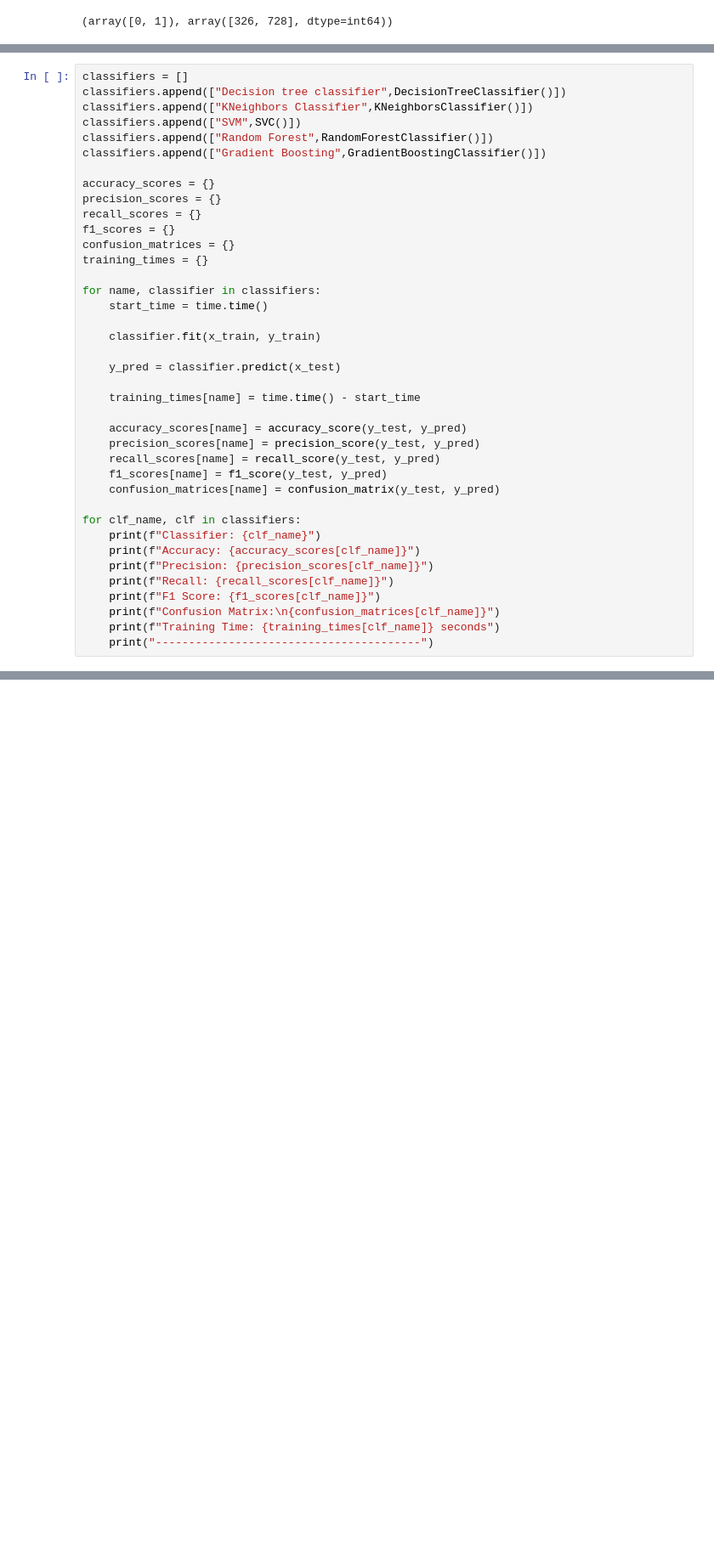
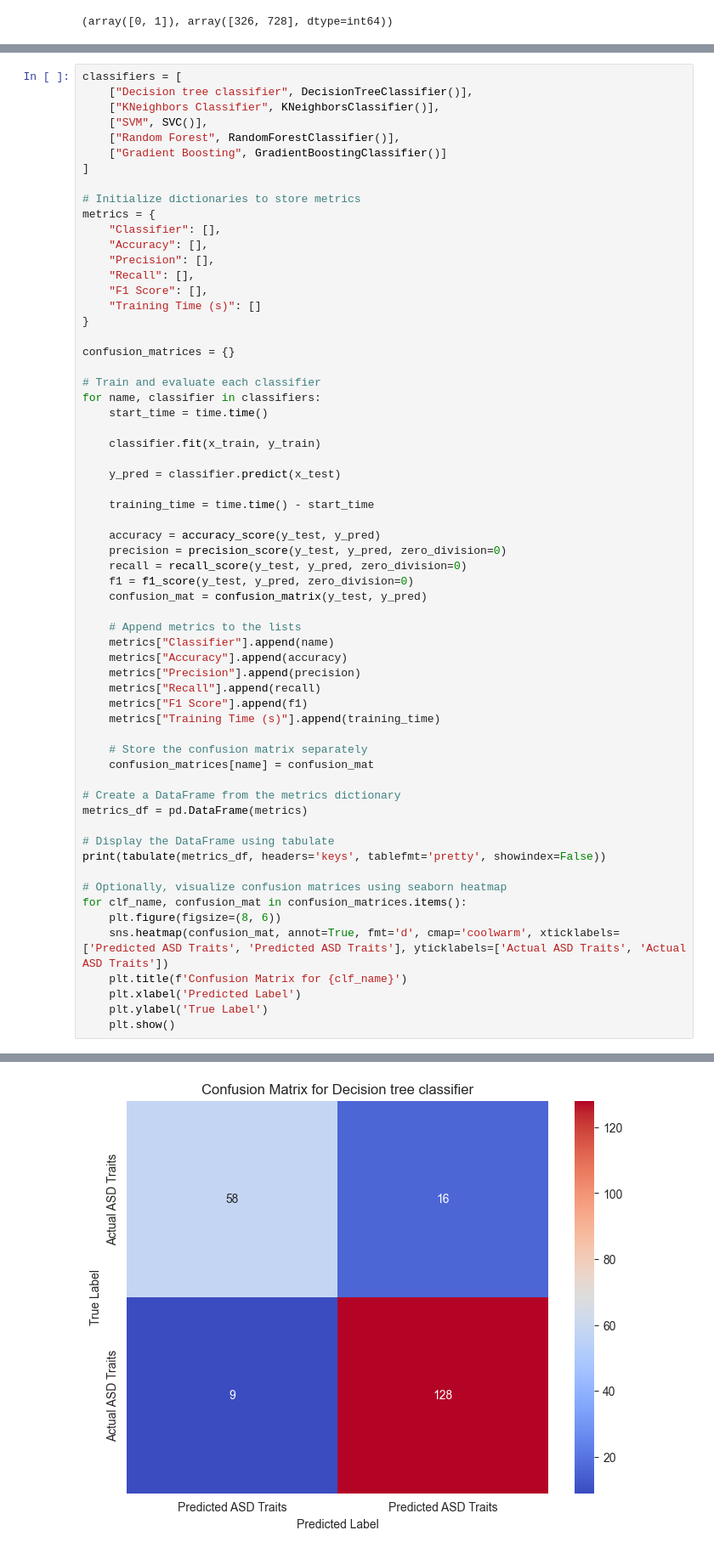
Before and after one commit to up202108724/Assignment2IA, a Jupyter notebook: assignment2.ipynb, the cells around one changed output, grey strips where cells are left out. Shown: that part at 85% size. Drawn from its saved outputs; the diff is of its cells as text; blank space fills up the shorter version.

```diff
--- a/assignment2.ipynb
+++ b/assignment2.ipynb
@@ -355,18 +359,25 @@ print(np.unique(y_train, return_counts=True))
 # %%
-classifiers = []
-classifiers.append(["Decision tree classifier",DecisionTreeClassifier()])
-classifiers.append(["KNeighbors Classifier",KNeighborsClassifier()])
-classifiers.append(["SVM",SVC()])
-classifiers.append(["Random Forest",RandomForestClassifier()])
-classifiers.append(["Gradient Boosting",GradientBoostingClassifier()])
+classifiers = [
+    ["Decision tree classifier", DecisionTreeClassifier()],
+    ["KNeighbors Classifier", KNeighborsClassifier()],
+    ["SVM", SVC()],
+    ["Random Forest", RandomForestClassifier()],
+    ["Gradient Boosting", GradientBoostingClassifier()]
+]
 
-accuracy_scores = {}
-precision_scores = {}
-recall_scores = {}
-f1_scores = {}
+# Initialize dictionaries to store metrics
+metrics = {
+    "Classifier": [],
+    "Accuracy": [],
+    "Precision": [],
+    "Recall": [],
+    "F1 Score": [],
+    "Training Time (s)": []
+}
+
 confusion_matrices = {}
-training_times = {}
 
+# Train and evaluate each classifier
 for name, classifier in classifiers:
     start_time = time.time()
 
@@ -374,21 +385,37 @@ for name, classifier in classifiers:
 
     y_pred = classifier.predict(x_test)
 
-    training_times[name] = time.time() - start_time
+    training_time = time.time() - start_time
 
-    accuracy_scores[name] = accuracy_score(y_test, y_pred)
-    precision_scores[name] = precision_score(y_test, y_pred)
-    recall_scores[name] = recall_score(y_test, y_pred)
-    f1_scores[name] = f1_score(y_test, y_pred)
-    confusion_matrices[name] = confusion_matrix(y_test, y_pred)
+    accuracy = accuracy_score(y_test, y_pred)
+    precision = precision_score(y_test, y_pred, zero_division=0)
+    recall = recall_score(y_test, y_pred, zero_division=0)
+    f1 = f1_score(y_test, y_pred, zero_division=0)
+    confusion_mat = confusion_matrix(y_test, y_pred)
 
-for clf_name, clf in classifiers:
-    print(f"Classifier: {clf_name}")
-    print(f"Accuracy: {accuracy_scores[clf_name]}")
-    print(f"Precision: {precision_scores[clf_name]}")
-    print(f"Recall: {recall_scores[clf_name]}")
-    print(f"F1 Score: {f1_scores[clf_name]}")
-    print(f"Confusion Matrix:\n{confusion_matrices[clf_name]}")
-    print(f"Training Time: {training_times[clf_name]} seconds")
-    print("----------------------------------------")
+    # Append metrics to the lists
+    metrics["Classifier"].append(name)
+    metrics["Accuracy"].append(accuracy)
+    metrics["Precision"].append(precision)
+    metrics["Recall"].append(recall)
+    metrics["F1 Score"].append(f1)
+    metrics["Training Time (s)"].append(training_time)
+
+    # Store the confusion matrix separately
+    confusion_matrices[name] = confusion_mat
+
+# Create a DataFrame from the metrics dictionary
+metrics_df = pd.DataFrame(metrics)
+
+# Display the DataFrame using tabulate
+print(tabulate(metrics_df, headers='keys', tablefmt='pretty', showindex=False))
+
+# Optionally, visualize confusion matrices using seaborn heatmap
+for clf_name, confusion_mat in confusion_matrices.items():
+    plt.figure(figsize=(8, 6))
+    sns.heatmap(confusion_mat, annot=True, fmt='d', cmap='coolwarm', xticklabels=['Predicted ASD Traits', 'Predicted ASD Traits'], yticklabels=['Actual ASD Traits', 'Actual ASD Traits'])
+    plt.title(f'Confusion Matrix for {clf_name}')
+    plt.xlabel('Predicted Label')
+    plt.ylabel('True Label')
+    plt.show()
 # %% [output]
@@ -411,0 +431 @@ Training Time: 0.07201719284057617 seconds
+[figure, added]
```
Also changed, not shown: parts of 4 cells of this notebook.
